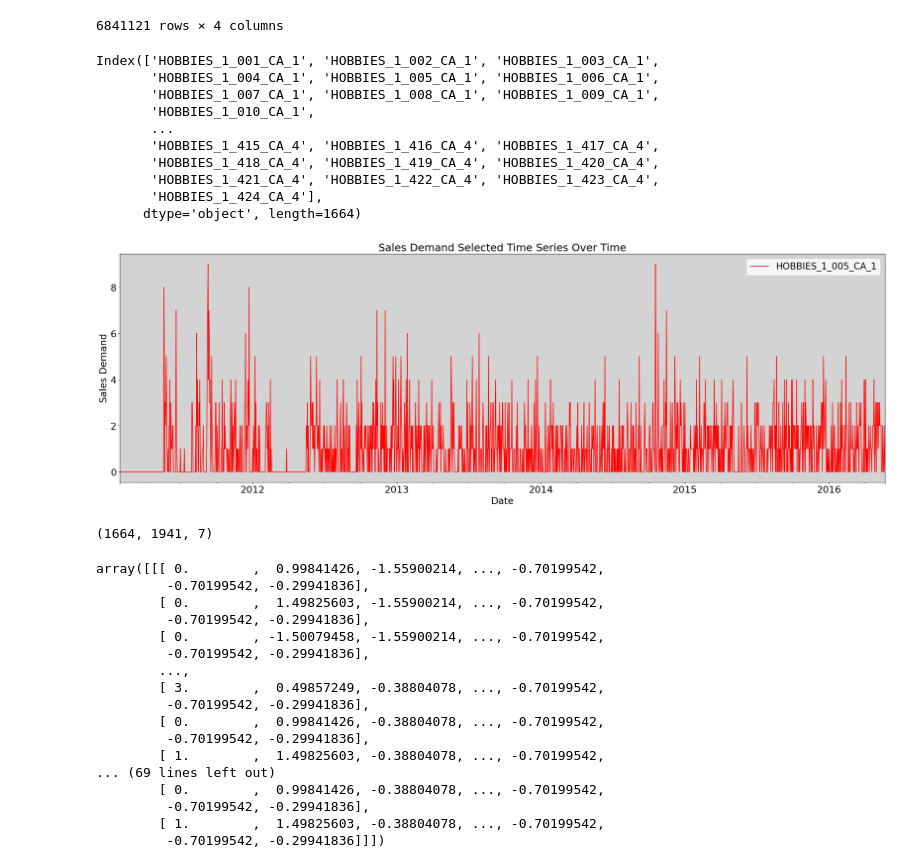
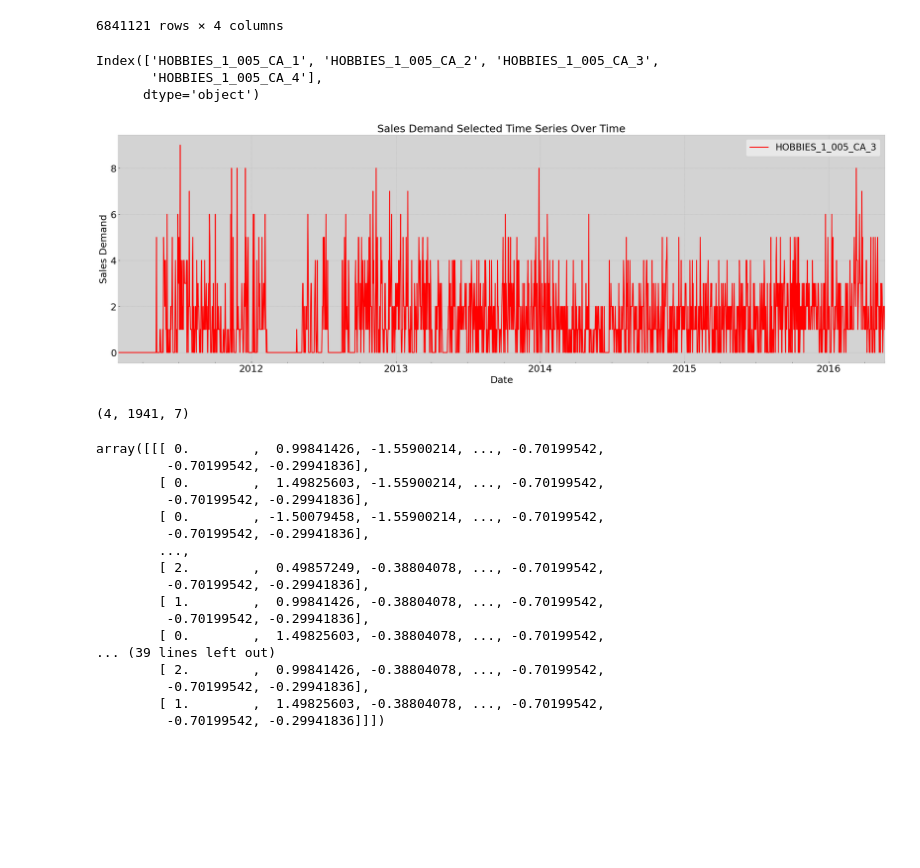
Before and after one commit to miloscola/Capsrone23-DeepAR, a Jupyter notebook: tranformer_M5_pretrain.ipynb, the cells around one changed output. Cells and saved outputs as stored; diff of their text form; code cells hidden in the pictures; blank space fills up the shorter version.

```diff
--- a/tranformer_M5_pretrain.ipynb
+++ b/tranformer_M5_pretrain.ipynb
@@ -67,6 +67,7 @@ sales = pd.read_csv('data/M5/sales_train_evaluation.csv')
 sales.name = 'sales'
 sales = sales[sales['dept_id'] == 'HOBBIES_1']
 sales = sales[sales['state_id'] == 'CA']
+sales = sales[sales['item_id'] == 'HOBBIES_1_005']
 calendar = pd.read_csv('data/M5/calendar.csv')
 calendar.name = 'calendar'
 prices = pd.read_csv('data/M5/sell_prices.csv')
@@ -108,34 +109,27 @@ prices
 
 data_frame.columns
 # %% [output]
-Index(['HOBBIES_1_001_CA_1', 'HOBBIES_1_002_CA_1', 'HOBBIES_1_003_CA_1',
-       'HOBBIES_1_004_CA_1', 'HOBBIES_1_005_CA_1', 'HOBBIES_1_006_CA_1',
-       'HOBBIES_1_007_CA_1', 'HOBBIES_1_008_CA_1', 'HOBBIES_1_009_CA_1',
-       'HOBBIES_1_010_CA_1',
-       ...
-       'HOBBIES_1_415_CA_4', 'HOBBIES_1_416_CA_4', 'HOBBIES_1_417_CA_4',
-       'HOBBIES_1_418_CA_4', 'HOBBIES_1_419_CA_4', 'HOBBIES_1_420_CA_4',
-       'HOBBIES_1_421_CA_4', 'HOBBIES_1_422_CA_4', 'HOBBIES_1_423_CA_4',
-       'HOBBIES_1_424_CA_4'],
-      dtype='object', length=1664)
+Index(['HOBBIES_1_005_CA_1', 'HOBBIES_1_005_CA_2', 'HOBBIES_1_005_CA_3',
+       'HOBBIES_1_005_CA_4'],
+      dtype='object')
 # %%
 #Select arbitrary index and plot the time series
-index = 4
+index = 2
 y = pd.DataFrame(data_frame.iloc[:,index])
 y = pd.DataFrame(y).set_index([dates_list])
 TS_selected = y
 y.index = pd.to_datetime(y.index)
 ax = y.plot(figsize=(30, 9),color='red')
 ax.set_facecolor('lightgrey')
 plt.xticks(fontsize=21 )
 plt.yticks(fontsize=21 )
 plt.legend(fontsize=20)
 plt.title(label = 'Sales Demand Selected Time Series Over Time',fontsize = 23)
 plt.ylabel(ylabel = 'Sales Demand',fontsize = 21)
 plt.xlabel(xlabel = 'Date',fontsize = 21)
 plt.show()
 # %% [output]
-[figure, old version]
+[figure, new version]
 # %%
 def gen_m5_covariates(calendar_df, sales_df):
     # Assuming calendar_df is the calendar DataFrame and sales_df is the sales data DataFrame
@@ -180,7 +174,7 @@ dataset = np.swapaxes(dataset,0,1)
 
 print(dataset.shape)  # Output: (1491, 30490, 7)
 # %% [output]
-(1664, 1941, 7)
+(4, 1941, 7)
 # %%
 dataset
 # %% [output]
@@ -191,13 +185,13 @@ array([[[ 0.        ,  0.99841426, -1.55900214, ..., -0.70199542,
         [ 0.        , -1.50079458, -1.55900214, ..., -0.70199542,
          -0.70199542, -0.29941836],
         ...,
-        [ 3.        ,  0.49857249, -0.38804078, ..., -0.70199542,
+        [ 2.        ,  0.49857249, -0.38804078, ..., -0.70199542,
          -0.70199542, -0.29941836],
-        [ 0.        ,  0.99841426, -0.38804078, ..., -0.70199542,
+        [ 1.        ,  0.99841426, -0.38804078, ..., -0.70199542,
          -0.70199542, -0.29941836],
-        [ 1.        ,  1.49825603, -0.38804078, ..., -0.70199542,
-... (69 lines left out)
-        [ 0.        ,  0.99841426, -0.38804078, ..., -0.70199542,
+        [ 0.        ,  1.49825603, -0.38804078, ..., -0.70199542,
+... (39 lines left out)
+        [ 2.        ,  0.99841426, -0.38804078, ..., -0.70199542,
          -0.70199542, -0.29941836],
         [ 1.        ,  1.49825603, -0.38804078, ..., -0.70199542,
          -0.70199542, -0.29941836]]])
```
Also changed, not shown: parts of 9 cells of this notebook, 3 other files.
